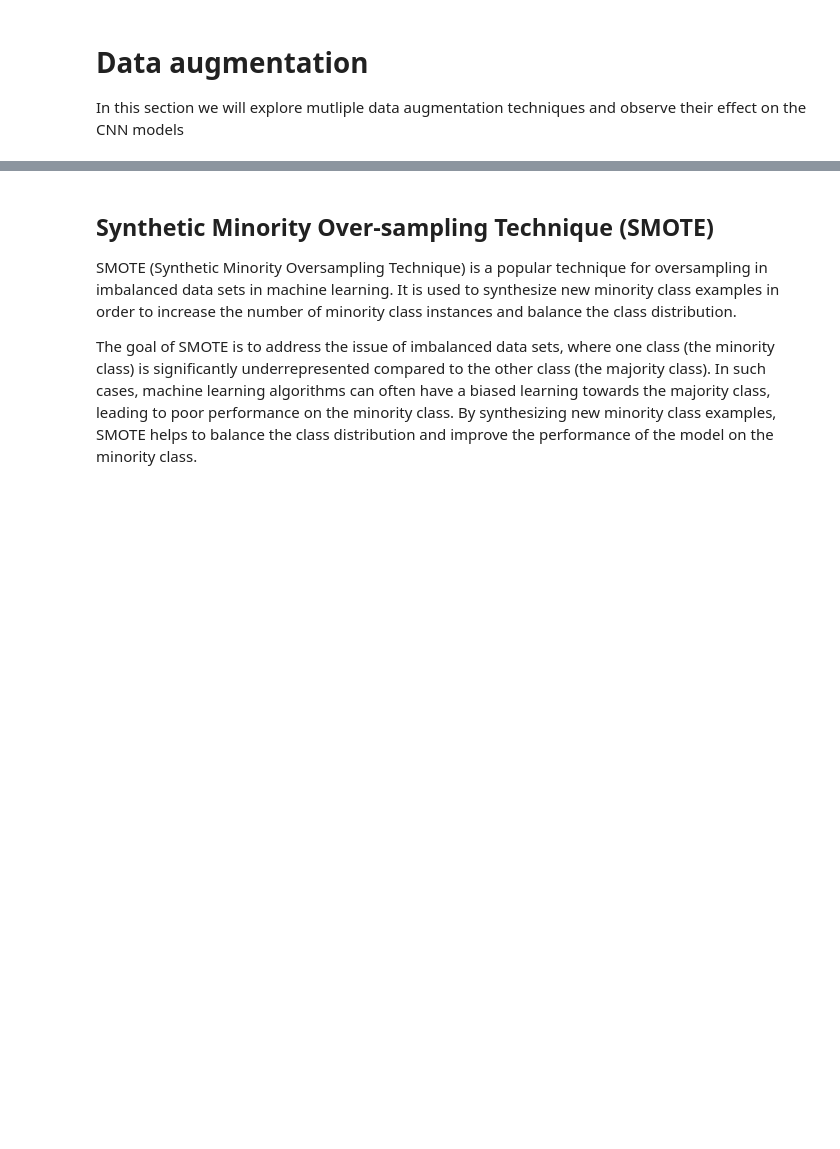
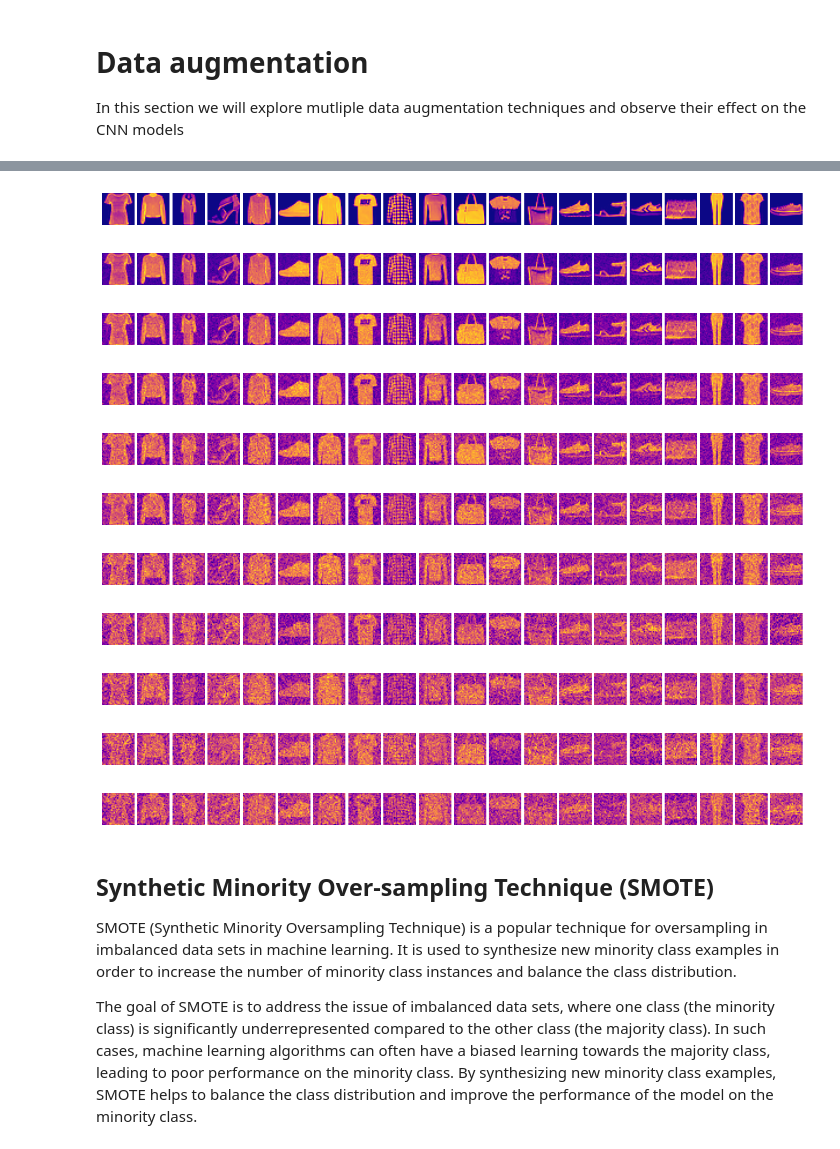
Before and after one commit to alexandre-flamant/FashionMNISTDataAugmentation, a Jupyter notebook: src/Data augmentation on MNIST.ipynb, the cells around one changed output, grey strips where cells are left out. Drawn from its saved outputs; the diff is of its cells as text; code cells hidden in the pictures; blank space fills up the shorter version.

```diff
--- a/src/Data augmentation on MNIST.ipynb
+++ b/src/Data augmentation on MNIST.ipynb
@@ -455,3 +507,20 @@ In this section we will explore mutliple data augmentation techniques and observ
+# %%
+# show the first 20 original imgs and noisy versions
+showimgpanel(reduced_data,20,(1,20),savefig=False)
+for j in range(10):
+    showimgpanel(train_set_noisy[j],20,(1,20),savefig=False)
+# %% [output]
+[figure, added]
+[figure, added]
+[figure, added]
+[figure, added]
+[figure, added]
+[figure, added]
+[figure, added]
+[figure, added]
+[figure, added]
+[figure, added]
+[figure, added]
 # %% [markdown]
 ## Synthetic Minority Over-sampling Technique (SMOTE)
 SMOTE (Synthetic Minority Oversampling Technique) is a popular technique for oversampling in imbalanced data sets in machine learning. It is used to synthesize new minority class examples in order to increase the number of minority class instances and balance the class distribution.
```
Also changed, not shown: parts of 20 cells of this notebook, 6 other files.
